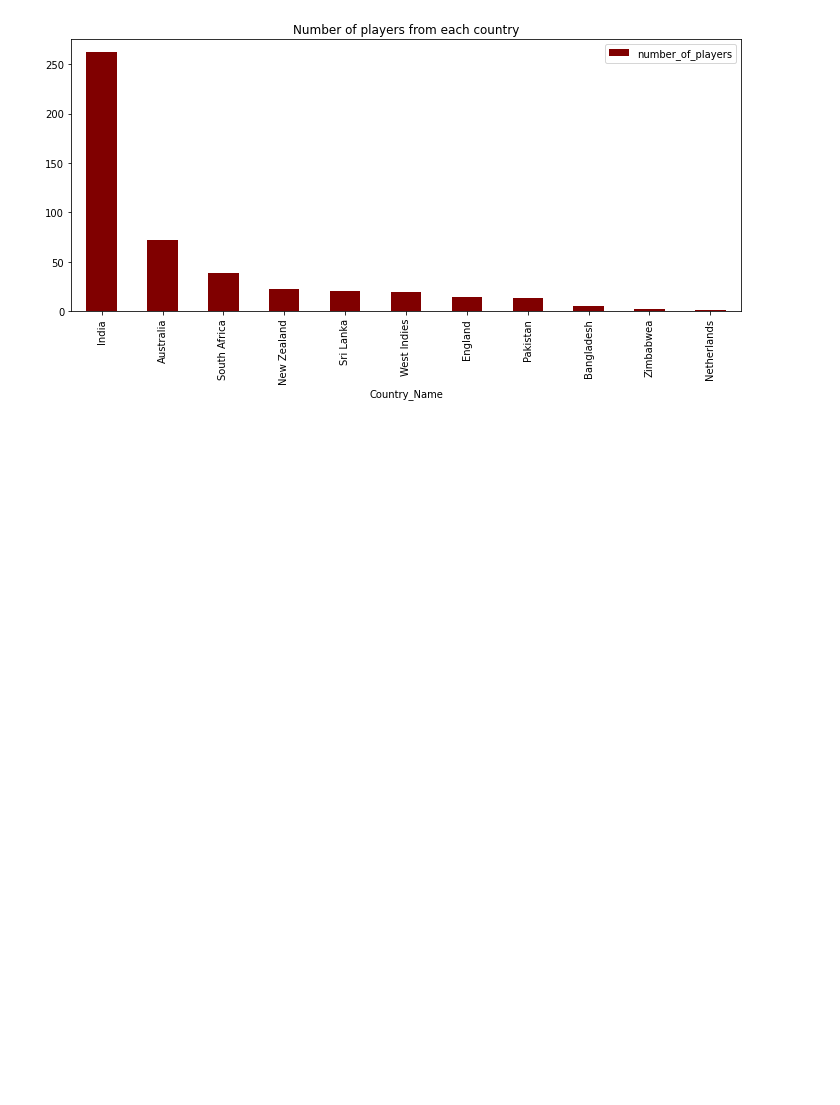
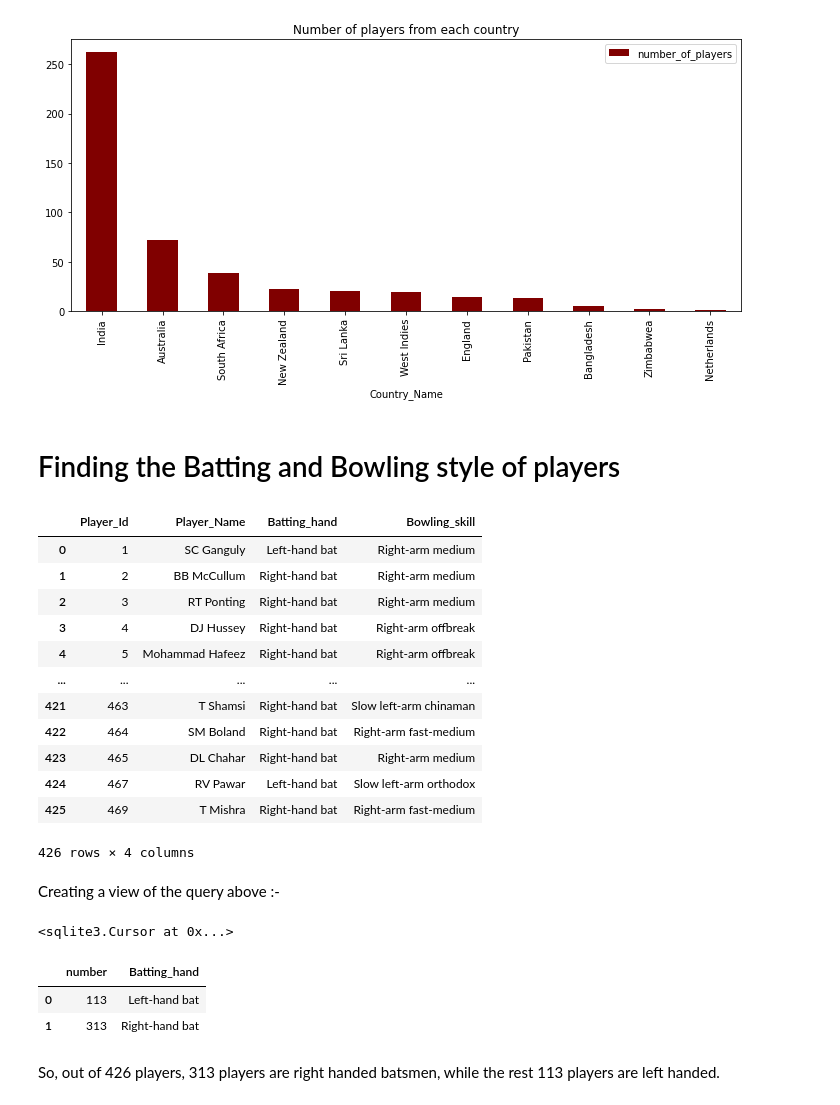
Before and after one commit to crypticrk/IPL-Data-Analysis, a Jupyter notebook: IPL Data Analysis.ipynb, the cells around one changed output. Cells and saved outputs as stored; diff of their text form; code cells hidden in the pictures; blank space fills up the shorter version.

```diff
--- a/IPL Data Analysis.ipynb
+++ b/IPL Data Analysis.ipynb
@@ -211,3 +211,55 @@ num_players.plot (kind = 'bar' ,x = 'Country_Name', y = 'number_of_players',
 # %% [output]
 <matplotlib.axes._subplots.AxesSubplot at 0x...>
 [figure]
+# %% [markdown]
+# Finding the Batting and Bowling style of players
+# %%
+pd.read_sql ("""SELECT Player_Id, Player_Name, Batting_Style.Batting_hand, Bowling_Style.Bowling_skill
+                FROM Player
+                INNER JOIN Batting_Style
+                ON Player.Batting_hand = Batting_Style.Batting_Id
+                INNER JOIN Bowling_Style
+                ON Player.Bowling_skill = Bowling_Style.Bowling_Id;""", conn)
+# %% [output]
+|  | Player_Id | Player_Name | Batting_hand | Bowling_skill |
+| 0 | 1 | SC Ganguly | Left-hand bat | Right-arm medium |
+| 1 | 2 | BB McCullum | Right-hand bat | Right-arm medium |
+| 2 | 3 | RT Ponting | Right-hand bat | Right-arm medium |
+| 3 | 4 | DJ Hussey | Right-hand bat | Right-arm offbreak |
+| 4 | 5 | Mohammad Hafeez | Right-hand bat | Right-arm offbreak |
+| ... | ... | ... | ... | ... |
+| 421 | 463 | T Shamsi | Right-hand bat | Slow left-arm chinaman |
+| 422 | 464 | SM Boland | Right-hand bat | Right-arm fast-medium |
+| 423 | 465 | DL Chahar | Right-hand bat | Right-arm medium |
+| 424 | 467 | RV Pawar | Left-hand bat | Slow left-arm orthodox |
+| 425 | 469 | T Mishra | Right-hand bat | Right-arm fast-medium |
+426 rows × 4 columns
+# %% [markdown]
+Creating a view of the query above :-
+# %%
+cursor.execute("DROP VIEW IF EXISTS bat_bowl_style")
+cursor.execute("""
+  CREATE VIEW
+  bat_bowl_style (Player_Id, Player_Name, Batting_hand, Bowling_skill)
+  AS
+  SELECT Player_Id, Player_Name, Batting_Style.Batting_hand, Bowling_Style.Bowling_skill
+                FROM Player
+                INNER JOIN Batting_Style
+                ON Player.Batting_hand = Batting_Style.Batting_Id
+                INNER JOIN Bowling_Style
+                ON Player.Bowling_skill = Bowling_Style.Bowling_Id
+  """)
+# %% [output]
+<sqlite3.Cursor at 0x...>
+# %%
+bat_style = pd.read_sql("""SELECT COUNT(Batting_hand) AS number, Batting_hand
+                           FROM bat_bowl_style
+
+                           GROUP BY Batting_hand;""", conn)
+bat_style
+# %% [output]
+|  | number | Batting_hand |
+| 0 | 113 | Left-hand bat |
+| 1 | 313 | Right-hand bat |
+# %% [markdown]
+So, out of 426 players, 313 players are right handed batsmen, while the rest 113 players are left handed.
```
